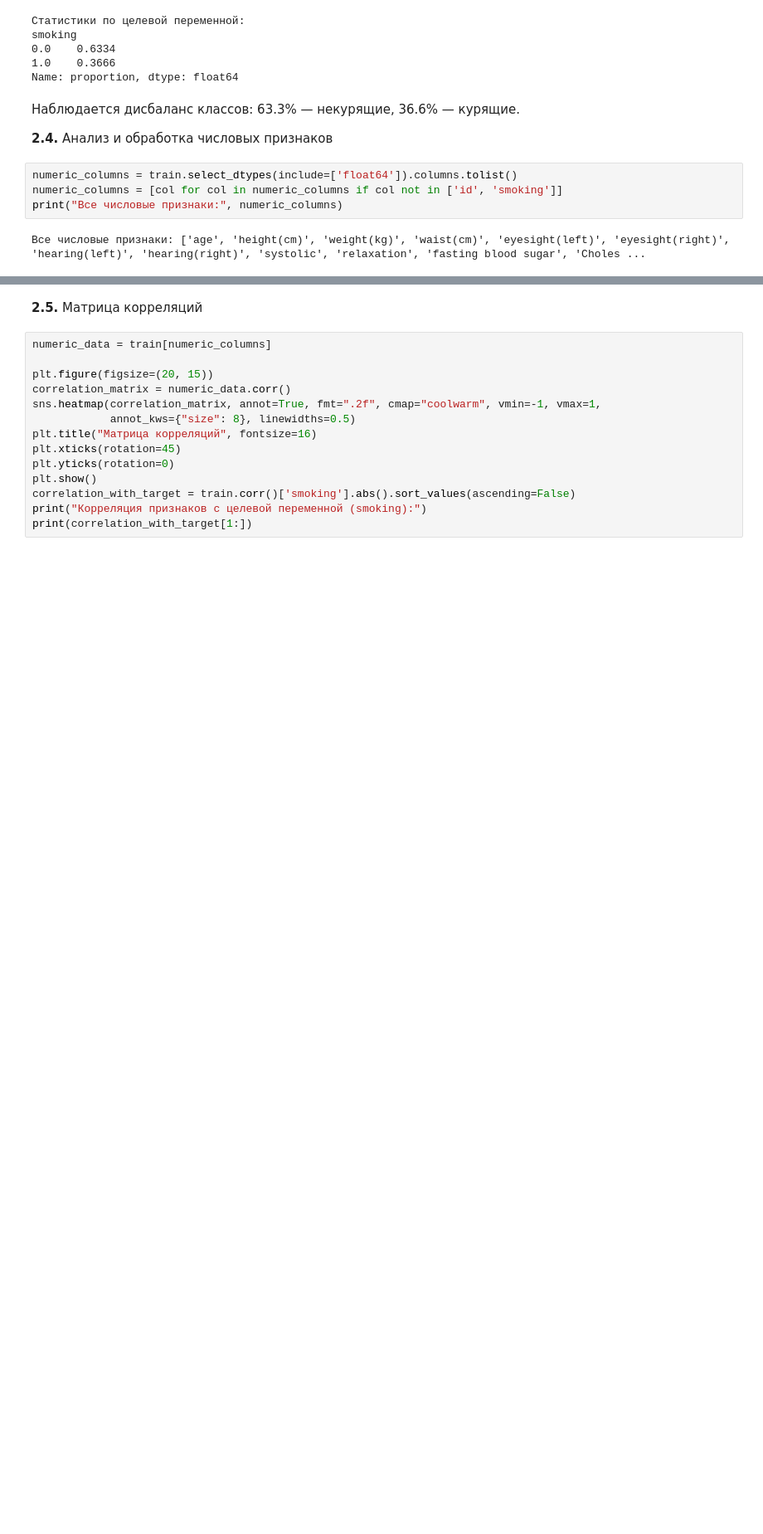
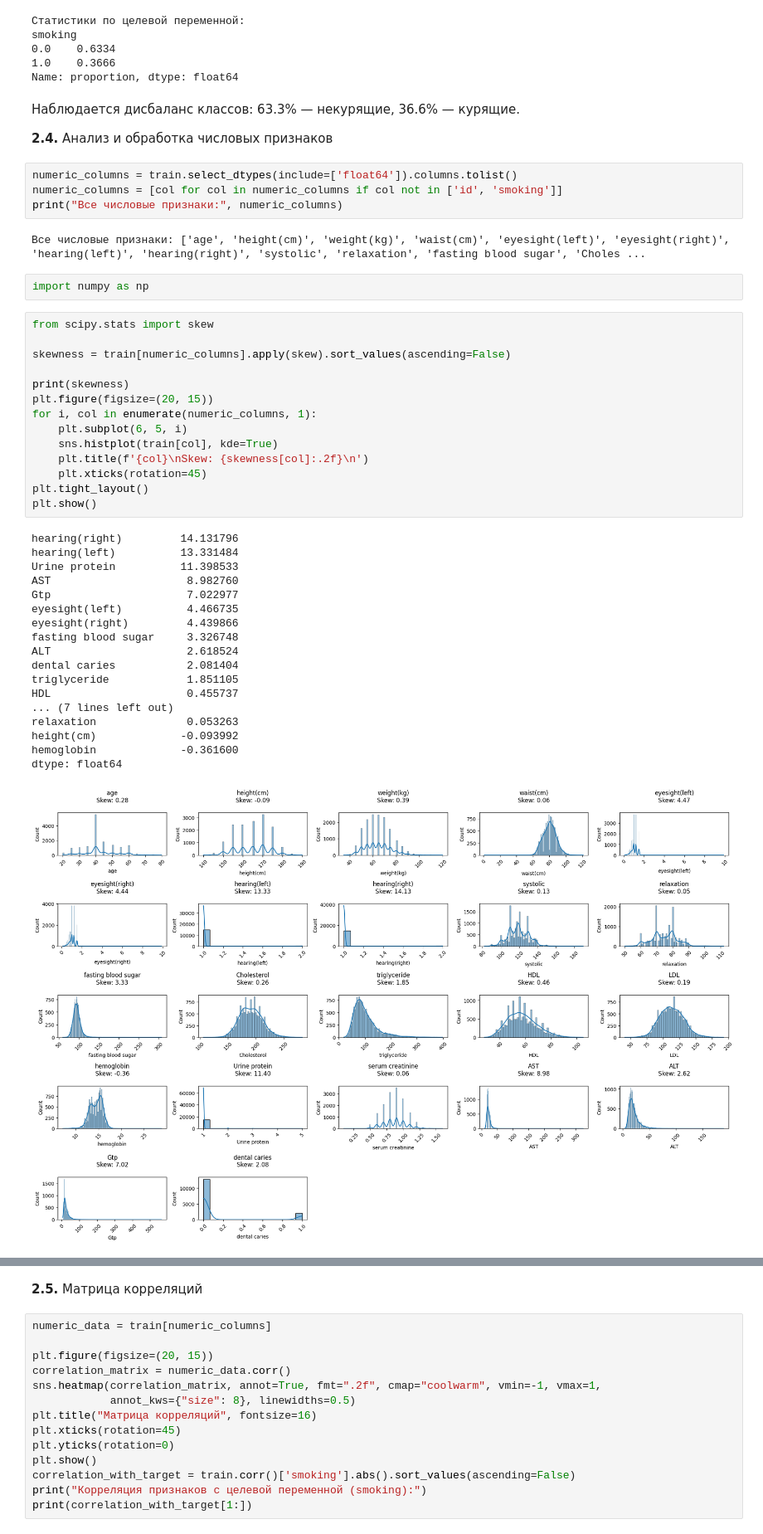
Before and after one commit to Idashxdx/ML, a Jupyter notebook: lab2/ml_lab2.ipynb, the cells around one changed output, grey strips where cells are left out. Shown at 83% size. Saved outputs shown, nothing was run; the diff lists cells and outputs as text; blank space fills up the shorter version.

```diff
--- a/lab2/ml_lab2.ipynb
+++ b/lab2/ml_lab2.ipynb
@@ -124,3 +124,38 @@ numeric_columns = [col for col in numeric_columns if col not in ['id', 'smoking'
 print("Все числовые признаки:", numeric_columns)
 # %% [output]
 Все числовые признаки: ['age', 'height(cm)', 'weight(kg)', 'waist(cm)', 'eyesight(left)', 'eyesight(right)', 'hearing(left)', 'hearing(right)', 'systolic', 'relaxation', 'fasting blood sugar', 'Choles ...
+# %%
+import numpy as np
+# %%
+from scipy.stats import skew
+
+skewness = train[numeric_columns].apply(skew).sort_values(ascending=False)
+
+print(skewness)
+plt.figure(figsize=(20, 15))
+for i, col in enumerate(numeric_columns, 1):
+    plt.subplot(6, 5, i)
+    sns.histplot(train[col], kde=True)
+    plt.title(f'{col}\nSkew: {skewness[col]:.2f}\n')
+    plt.xticks(rotation=45)
+plt.tight_layout()
+plt.show()
+# %% [output]
+hearing(right)         14.131796
+hearing(left)          13.331484
+Urine protein          11.398533
+AST                     8.982760
+Gtp                     7.022977
+eyesight(left)          4.466735
+eyesight(right)         4.439866
+fasting blood sugar     3.326748
+ALT                     2.618524
+dental caries           2.081404
+triglyceride            1.851105
+HDL                     0.455737
+... (7 lines left out)
+relaxation              0.053263
+height(cm)             -0.093992
+hemoglobin             -0.361600
+dtype: float64
+[figure, added]
```
Also changed, not shown: parts of 16 cells of this notebook.
